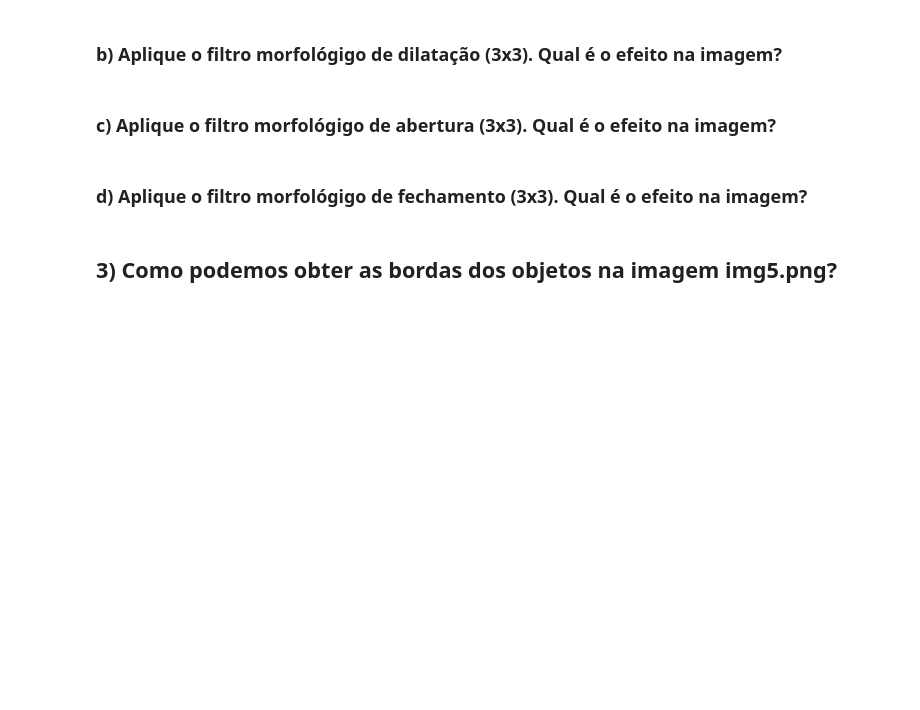
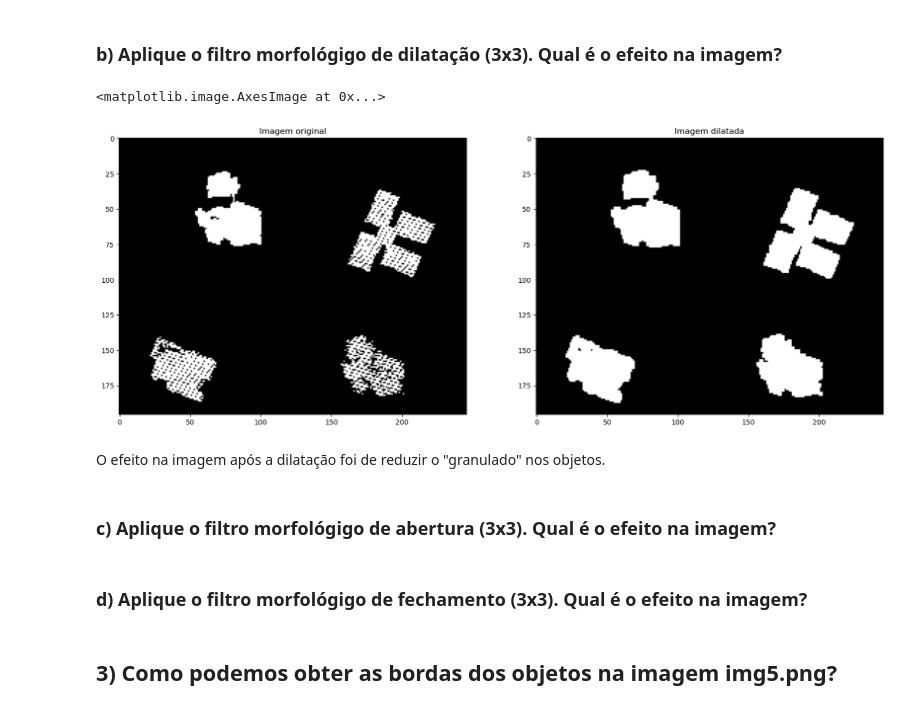
Before and after one commit to LuizHVicari/Processamento-de-imagens, a Jupyter notebook: Aula 012/Exercicios.ipynb, the cells around one changed output. Drawn from its saved outputs; the diff is of its cells as text; code cells hidden in the pictures; blank space fills up the shorter version.

```diff
--- a/Aula 012/Exercicios.ipynb
+++ b/Aula 012/Exercicios.ipynb
@@ -172,5 +178,24 @@ plt.show()
 # %% [markdown]
 ### b) Aplique o filtro morfológigo de dilatação (3x3). Qual é o efeito na imagem?
+# %%
+kernel = np.ones((3, 3))
+
+img4_dilate = cv2.dilate(img4, kernel, iterations=1)
+
+plt.figure(figsize=(20, 20))
+
+plt.subplot(1, 2, 1)
+plt.title('Imagem original')
+plt.imshow(img4, cmap='gray')
+
+plt.subplot(1, 2, 2)
+plt.title('Imagem dilatada')
+plt.imshow(img4_dilate, cmap='gray')
+# %% [output]
+<matplotlib.image.AxesImage at 0x...>
+[figure, added]
+# %% [markdown]
+O efeito na imagem após a dilatação foi de reduzir o "granulado" nos objetos.
 # %% [markdown]
 ### c) Aplique o filtro morfológigo de abertura (3x3). Qual é o efeito na imagem?
 # %% [markdown]
```
Also changed, not shown: parts of 1 cell of this notebook, 1 other file.
